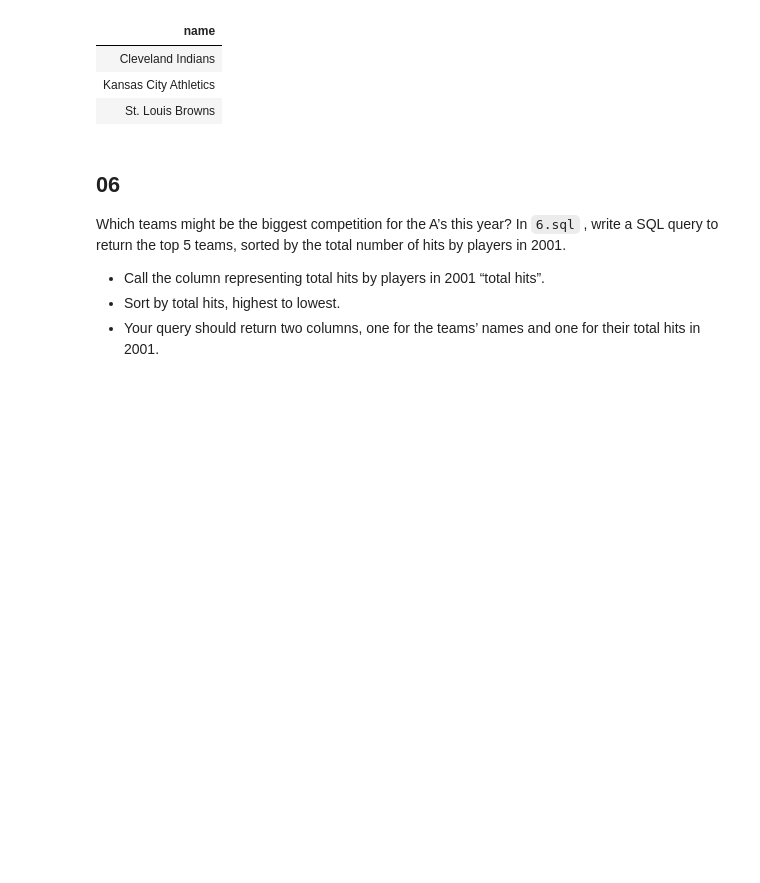
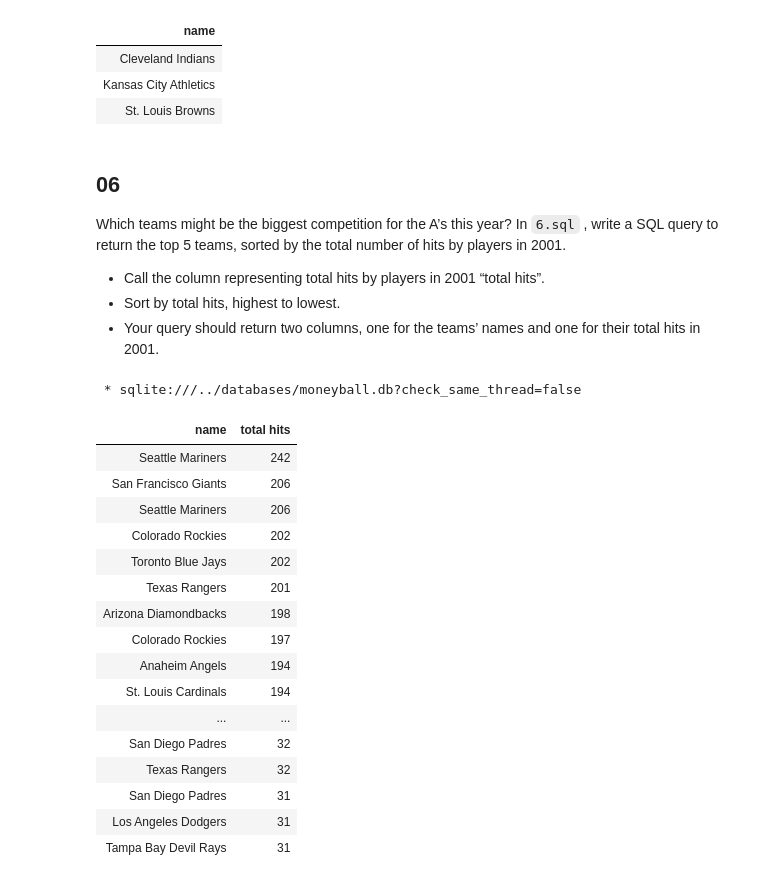
Before and after one commit to jibon-k/CS50sql-Problem-Sets, a Jupyter notebook: week 1/p3_all_solutions_moneyball.ipynb, the cells around one changed output. Cells and saved outputs as stored; diff of their text form; code cells hidden in the pictures; blank space fills up the shorter version.

Commit message:
completed moneyball solutions notebook

```diff
--- a/week 1/p3_all_solutions_moneyball.ipynb
+++ b/week 1/p3_all_solutions_moneyball.ipynb
@@ -215,3 +215,31 @@ Which teams might be the biggest competition for the A’s this year? In `6.sql`
 - Call the column representing total hits by players in 2001 “total hits”.
 - Sort by total hits, highest to lowest.
 - Your query should return two columns, one for the teams’ names and one for their total hits in 2001.
+# %%
+%%sql
+SELECT
+    "teams"."name",
+    "performances"."H" AS "total hits"
+FROM "teams"
+JOIN "performances" ON "teams"."id" = "performances"."team_id"
+WHERE "performances"."year" = 2001
+ORDER BY "performances"."H" DESC;
+# %% [output]
+ * sqlite:///../databases/moneyball.db?check_same_thread=false
+| name | total hits |
+| Seattle Mariners | 242 |
+| San Francisco Giants | 206 |
+| Seattle Mariners | 206 |
+| Colorado Rockies | 202 |
+| Toronto Blue Jays | 202 |
+| Texas Rangers | 201 |
+| Arizona Diamondbacks | 198 |
+| Colorado Rockies | 197 |
+| Anaheim Angels | 194 |
+| St. Louis Cardinals | 194 |
+| ... | ... |
+| San Diego Padres | 32 |
+| Texas Rangers | 32 |
+| San Diego Padres | 31 |
+| Los Angeles Dodgers | 31 |
+| Tampa Bay Devil Rays | 31 |
```
Also changed, not shown: parts of 17 cells of this notebook.
